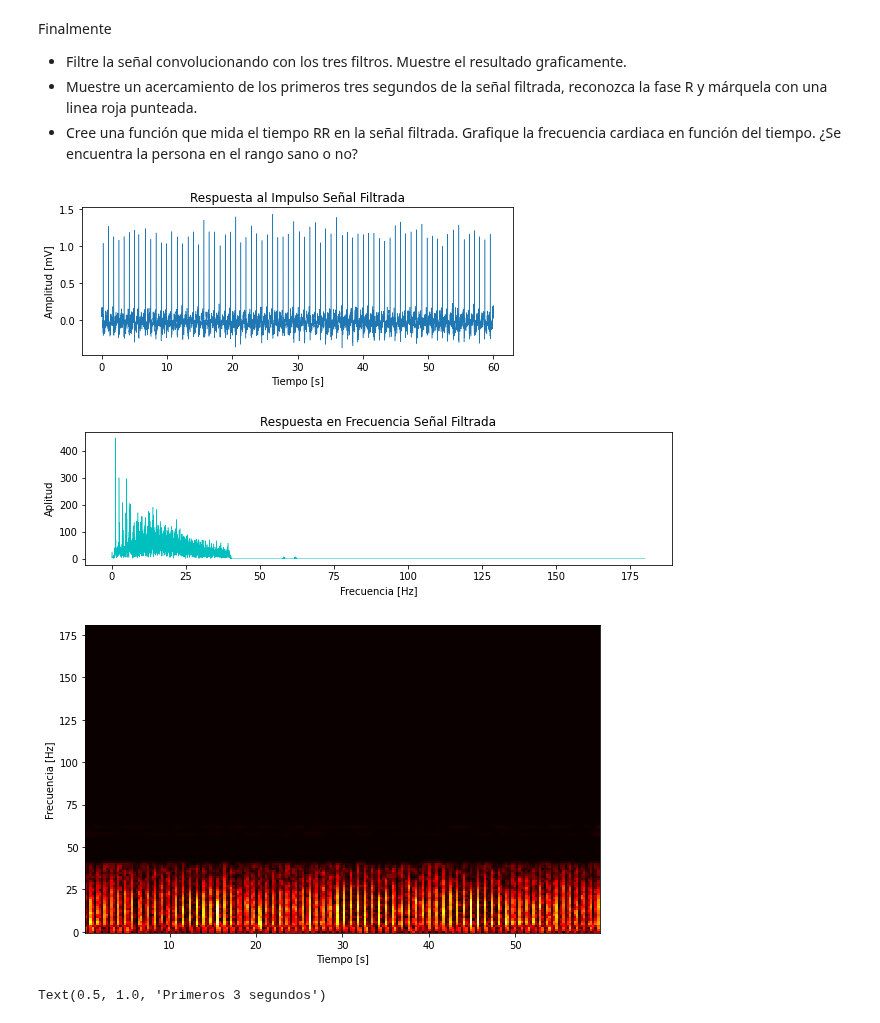
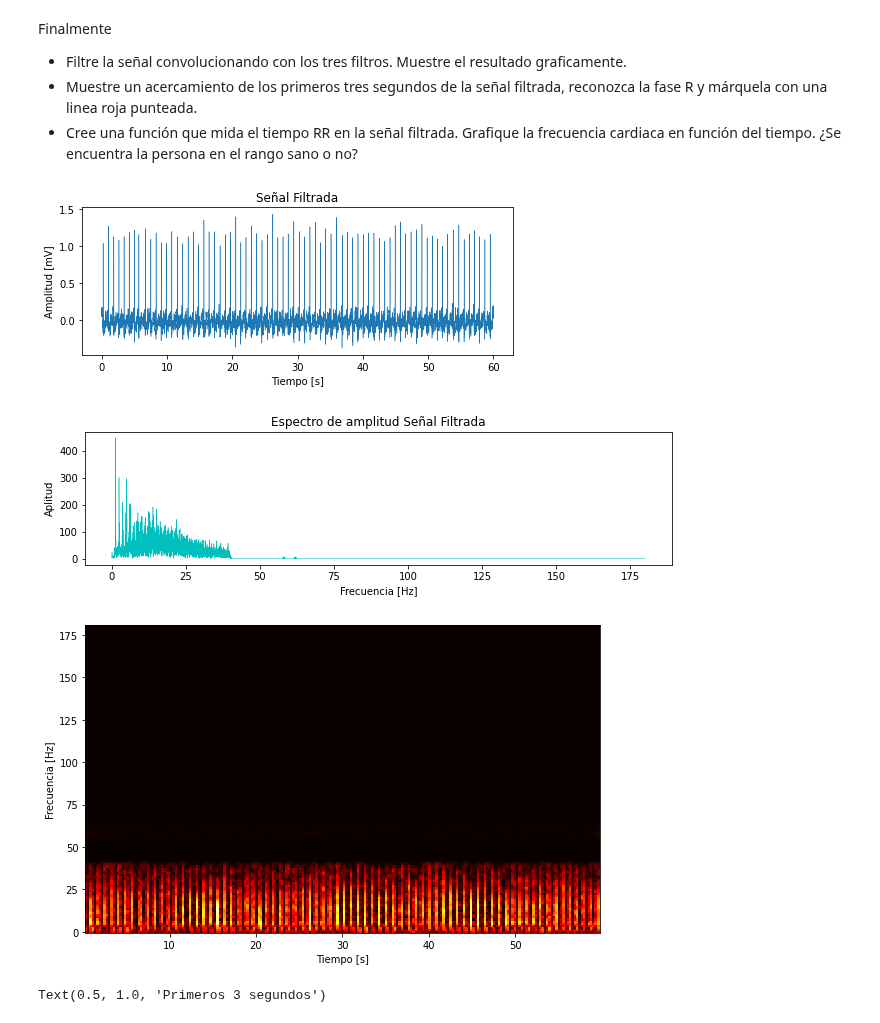
Before and after one commit to ehopperdietzel/Filtrado-De-Senales, a Jupyter notebook: tarea2_info183.ipynb, the cells around one changed output. Saved outputs shown, nothing was run; the diff lists cells and outputs as text; code cells hidden in the pictures.

```diff
--- a/tarea2_info183.ipynb
+++ b/tarea2_info183.ipynb
@@ -355,16 +355,16 @@ Finalmente
 # %%
 # Convolución con los 3 filtros
 dataFiltrada = scipy.signal.convolve(data,hA,mode='same',method='auto')
 dataFiltrada = scipy.signal.convolve(dataFiltrada,hB,mode='same',method='auto')
 dataFiltrada = scipy.signal.convolve(dataFiltrada,hC,mode='same',method='auto')
 
 # Gráfica de resultados
-graficaSeñal(dataFiltrada,Fs,len(dataFiltrada),title="Respuesta al Impulso Señal Filtrada")
-graficaTransformada(dataFiltrada,Fs,title="Respuesta en Frecuencia Señal Filtrada")
+graficaSeñal(dataFiltrada,Fs,len(dataFiltrada),title="Señal Filtrada")
+graficaTransformada(dataFiltrada,Fs,title="Espectro de amplitud Señal Filtrada")
 graficaEspectrograma(dataFiltrada,Fs)
 # %% [output]
-[figure, old version]
+[figure, new version]
-[figure, old version]
+[figure, new version]
 [figure]
 # %%
 # Obtiene los índices de todos los máximos R
```
